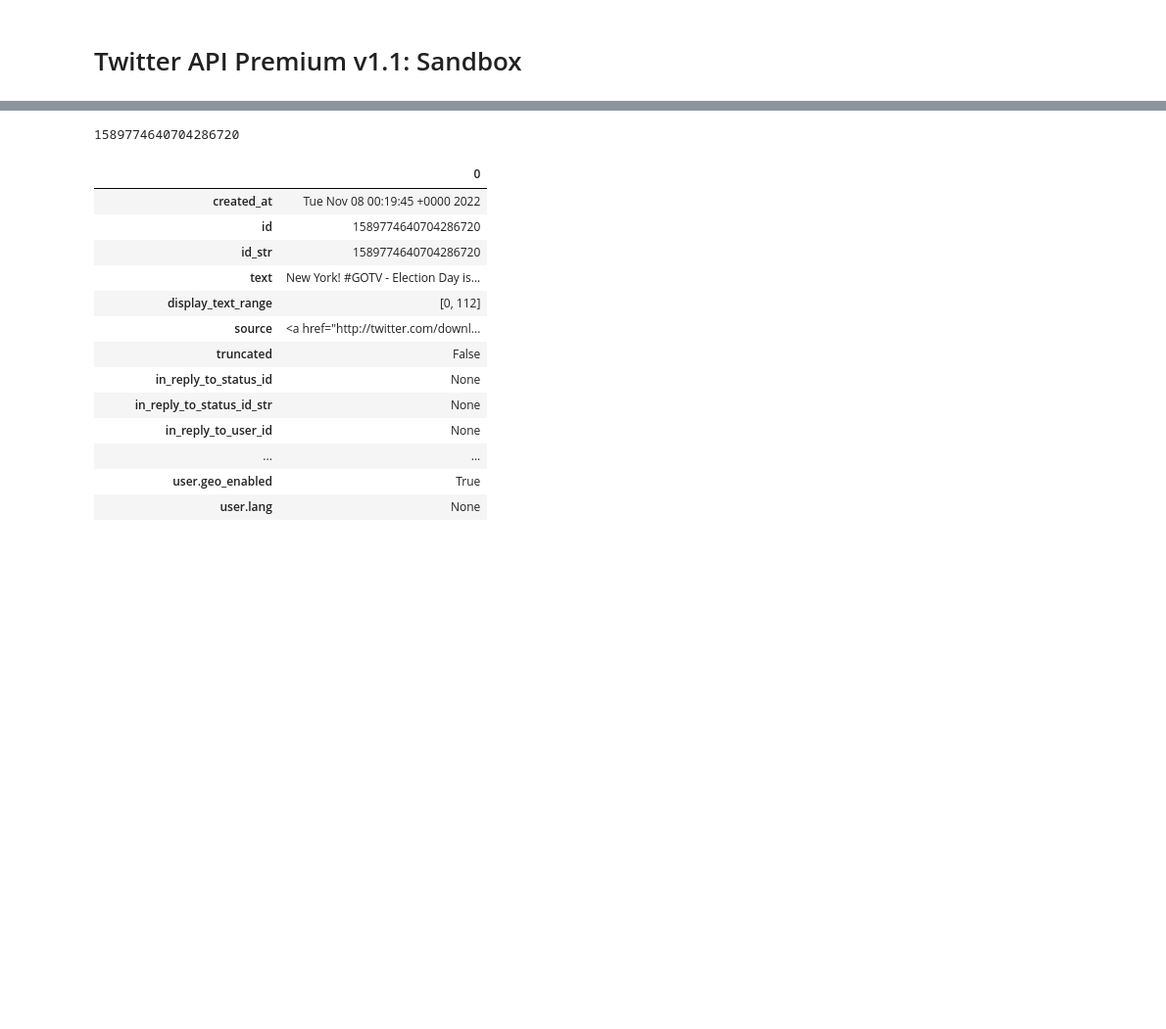
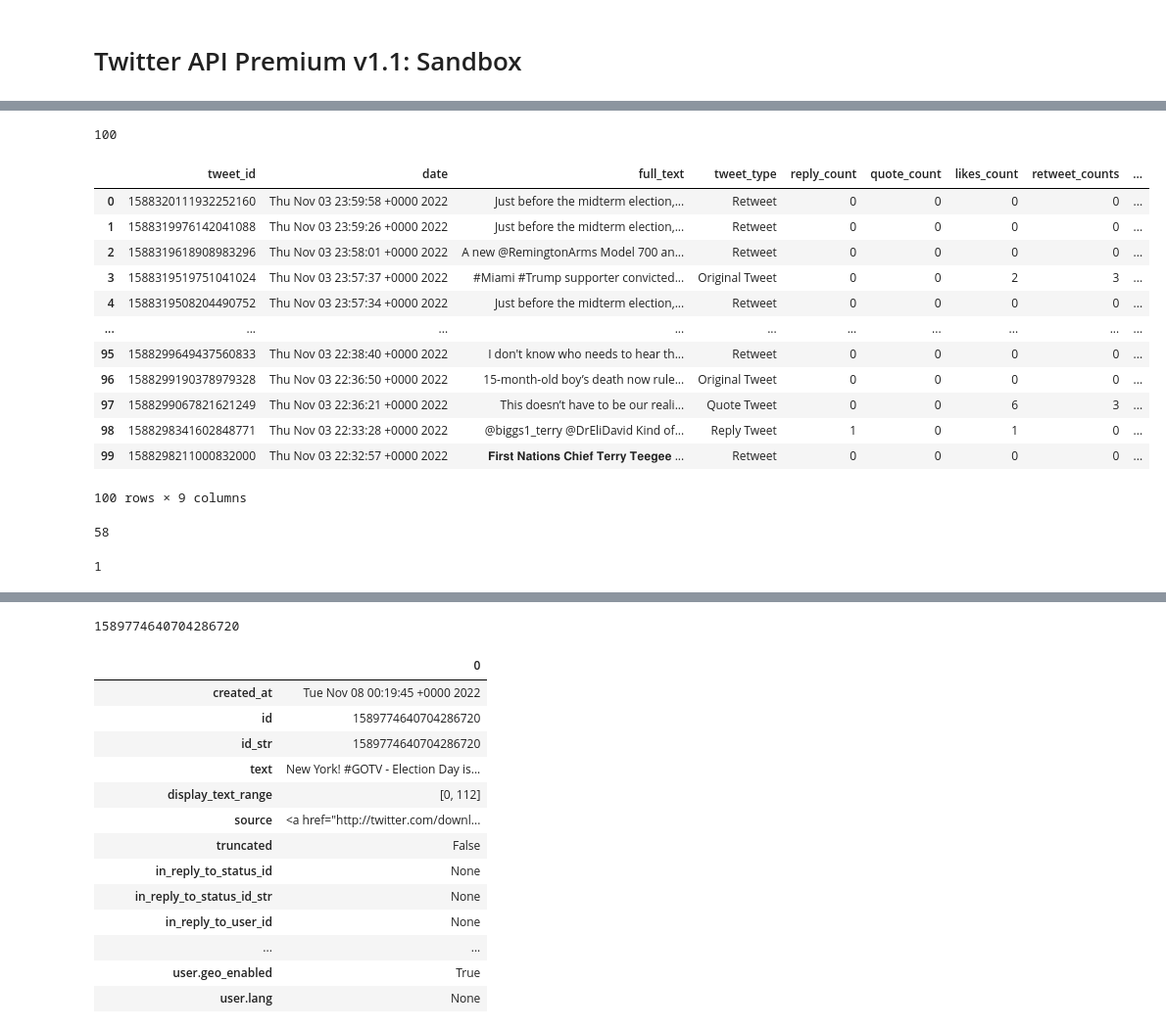
Before and after one commit to mrmarken/sentiment_analysis_fproject, a Jupyter notebook: src/fetching_tweets_APIv1.1.ipynb, the cells around one changed output, grey strips where cells are left out. Shown at 98% size. Cells and saved outputs as stored; diff of their text form; code cells hidden in the pictures; blank space fills up the shorter version.

```diff
--- a/src/fetching_tweets_APIv1.1.ipynb
+++ b/src/fetching_tweets_APIv1.1.ipynb
@@ -24,0 +246,28 @@ Status(_api=<tweepy.api.API object at 0x...>, _json={'created_at': 'Tue Nov 08 0
+# %%
+len(rawTweets)
+# %% [output]
+100
+# %%
+tweet_df
+# %% [output]
+|  | tweet_id | date | full_text | tweet_type | reply_count | quote_count | likes_count | retweet_counts | ... |
+| 0 | 1588320111932252160 | Thu Nov 03 23:59:58 +0000 2022 | Just before the midterm election,... | Retweet | 0 | 0 | 0 | 0 | ... |
+| 1 | 1588319976142041088 | Thu Nov 03 23:59:26 +0000 2022 | Just before the midterm election,... | Retweet | 0 | 0 | 0 | 0 | ... |
+| 2 | 1588319618908983296 | Thu Nov 03 23:58:01 +0000 2022 | A new @RemingtonArms Model 700 an... | Retweet | 0 | 0 | 0 | 0 | ... |
+| 3 | 1588319519751041024 | Thu Nov 03 23:57:37 +0000 2022 | #Miami #Trump supporter convicted... | Original Tweet | 0 | 0 | 2 | 3 | ... |
+| 4 | 1588319508204490752 | Thu Nov 03 23:57:34 +0000 2022 | Just before the midterm election,... | Retweet | 0 | 0 | 0 | 0 | ... |
+| ... | ... | ... | ... | ... | ... | ... | ... | ... | ... |
+| 95 | 1588299649437560833 | Thu Nov 03 22:38:40 +0000 2022 | I don't know who needs to hear th... | Retweet | 0 | 0 | 0 | 0 | ... |
+| 96 | 1588299190378979328 | Thu Nov 03 22:36:50 +0000 2022 | 15-month-old boy’s death now rule... | Original Tweet | 0 | 0 | 0 | 0 | ... |
+| 97 | 1588299067821621249 | Thu Nov 03 22:36:21 +0000 2022 | This doesn’t have to be our reali... | Quote Tweet | 0 | 0 | 6 | 3 | ... |
+| 98 | 1588298341602848771 | Thu Nov 03 22:33:28 +0000 2022 | @biggs1_terry @DrEliDavid Kind of... | Reply Tweet | 1 | 0 | 1 | 0 | ... |
+| 99 | 1588298211000832000 | Thu Nov 03 22:32:57 +0000 2022 | 𝐅𝐢𝐫𝐬𝐭 𝐍𝐚𝐭𝐢𝐨𝐧𝐬 𝐂𝐡𝐢𝐞𝐟 𝐓𝐞𝐫𝐫𝐲 𝐓𝐞𝐞𝐠𝐞𝐞 ... | Retweet | 0 | 0 | 0 | 0 | ... |
+100 rows × 9 columns
+# %%
+len(pages[0])
+# %% [output]
+58
+# %%
+len(pages)
+# %% [output]
+1
```
Also changed, not shown: parts of 24 cells of this notebook.
